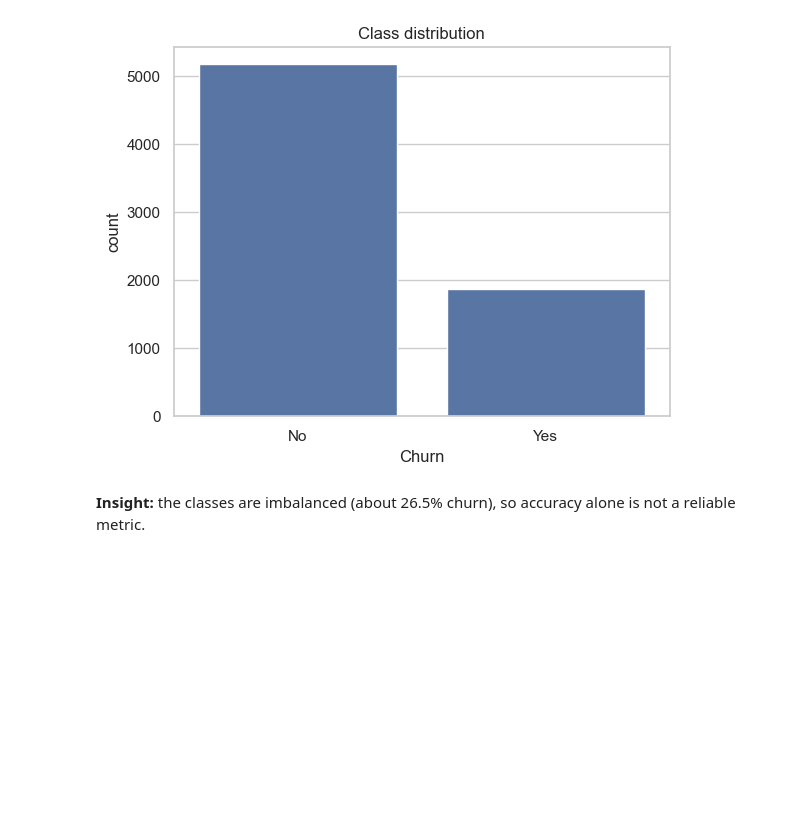
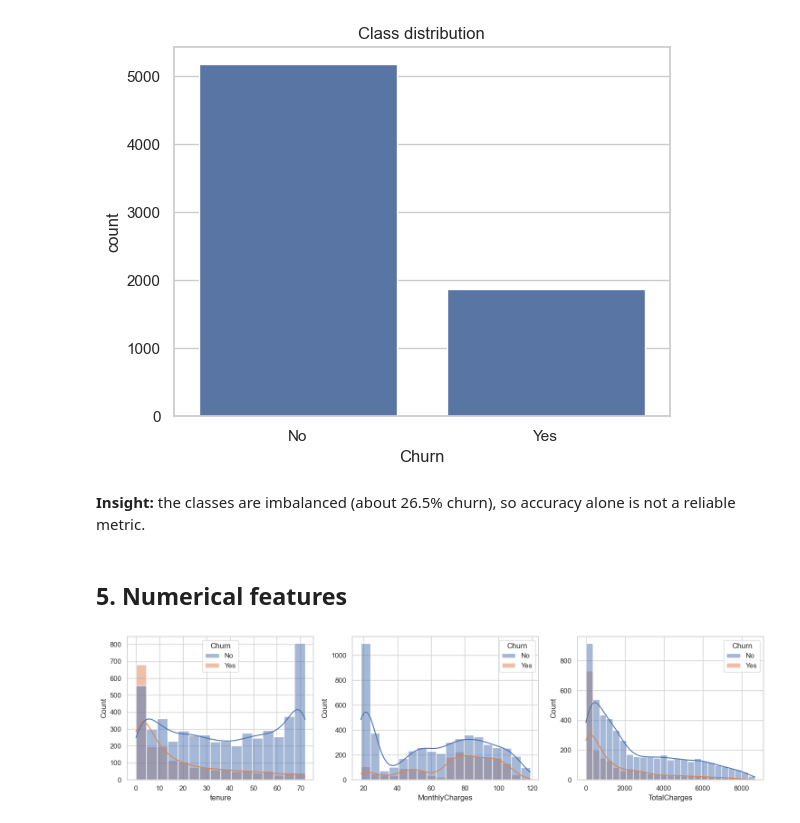
Before and after one commit to methuliH/telco-churn-coursework, a Jupyter notebook: notebooks/Task_01.ipynb, the cells around one changed output. Saved outputs shown, nothing was run; the diff lists cells and outputs as text; code cells hidden in the pictures; blank space fills up the shorter version.

Commit message:
Plot numerical features by churn

```diff
--- a/notebooks/Task_01.ipynb
+++ b/notebooks/Task_01.ipynb
@@ -147,3 +147,15 @@ Name: count, dtype: float64
 [figure]
 # %% [markdown]
 **Insight:** the classes are imbalanced (about 26.5% churn), so accuracy alone is not a reliable metric.
+# %% [markdown]
+## 5. Numerical features
+# %%
+# Plots a histogram of tenure, monthly charges and total charges, coloured by churn, to compare how churners and non-churners differ on each numeric feature.
+num_cols = ['tenure', 'MonthlyCharges', 'TotalCharges']
+fig, axes = plt.subplots(1, 3, figsize=(15, 4))
+for ax, col in zip(axes, num_cols):
+    sns.histplot(data=df, x=col, hue='Churn', kde=True, ax=ax)
+plt.tight_layout()
+plt.show()
+# %% [output]
+[figure, added]
```
Also changed, not shown: parts of 1 cell of this notebook.
